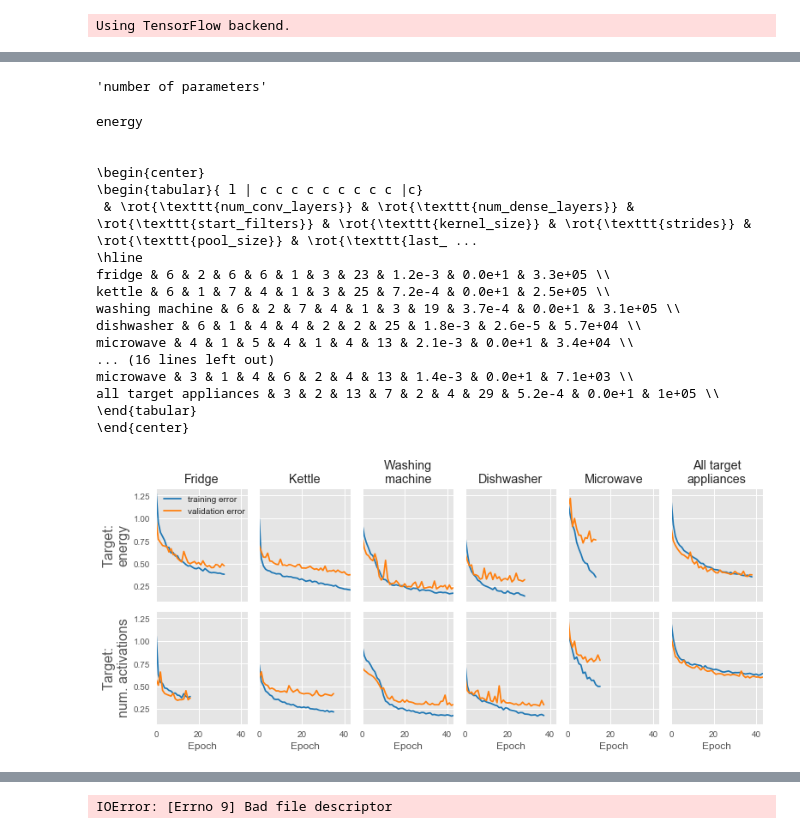
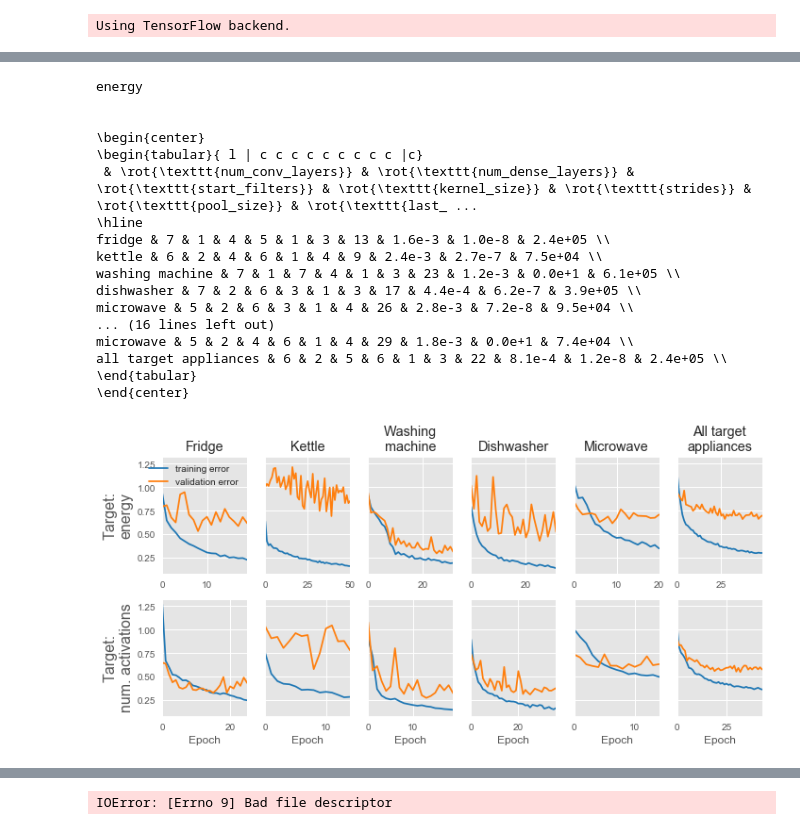
Before and after one commit to sipolac/thesis, a Jupyter notebook: py/build_models.ipynb, the cells around one changed output, grey strips where cells are left out. Drawn from its saved outputs; the diff is of its cells as text; code cells hidden in the pictures.

Commit message:
Finish 30th iterations of random search and update plots for paper

```diff
--- a/py/build_models.ipynb
+++ b/py/build_models.ipynb
@@ -237,16 +243,17 @@ for plot_idx, target_type in enumerate(['energy', 'activations']):
             'x': 'model',
             'y': 'val_loss',
             'kind': 'line',
-            'drawstyle': 'steps-pre',
+            'drawstyle': 'steps-post',
             'color': cm(color_idx[apps_color_idx]),
             'label': '{}'.format(app_names_to_plot_name(app_names))
         }
-        all_random_curves_one.plot(ax=ax, **plot_args)
+        ax = all_random_curves_one.plot(ax=ax, **plot_args)
         all_random_curves.append(all_random_curves_one)
 
     ax.set_title((target_type if target_type=='energy' else 'num. activations').capitalize(), size=13)
-    ax.set_ylabel('Best validation error')
-    ax.set_xlabel('Model run')
+    ax.set_ylabel('Best smoothed\nvalidation error (MSE)')
+    ax.set_xlabel('Random search iteration')
+    ax.set_xlim((-1, 31))
     if plot_idx == 0:
         try:
             ax.legend().set_visible(False)
@@ -267,7 +317,8 @@ total number of models: 60
 # %%
 # Create data to for LaTeX table describing architectures.
 
-modeling_group_name = 'main_old'
+# modeling_group_name = 'main_2017-07-28'
+modeling_group_name = 'main'
 
 app_names_list = [[a] for a in APP_NAMES] + [APP_NAMES]
 
@@ -323,12 +374,8 @@ activations
     ['dishwasher']
     ['microwave']
     ['fridge', 'kettle', 'washing machine', 'dishwasher', 'microwave']
-# %%
-num_params_name
-# %% [output]
-'number of parameters'
 # %%
-# Create LaTeX table with params.
+# Create LaTeX table with hyperparams.
 
 for target_type in TARGET_TYPES:
 
@@ -363,14 +410,14 @@ energy
 \begin{tabular}{ l | c c c c c c c c c |c}
  & \rot{\texttt{num_conv_layers}} & \rot{\texttt{num_dense_layers}} & \rot{\texttt{start_filters}} & \rot{\texttt{kernel_size}} & \rot{\texttt{strides}} & \rot{\texttt{pool_size}} & \rot{\texttt{last_ ...
 \hline
-fridge & 6 & 2 & 6 & 6 & 1 & 3 & 23 & 1.2e-3 & 0.0e+1 & 3.3e+05 \\
-kettle & 6 & 1 & 7 & 4 & 1 & 3 & 25 & 7.2e-4 & 0.0e+1 & 2.5e+05 \\
-washing machine & 6 & 2 & 7 & 4 & 1 & 3 & 19 & 3.7e-4 & 0.0e+1 & 3.1e+05 \\
-dishwasher & 6 & 1 & 4 & 4 & 2 & 2 & 25 & 1.8e-3 & 2.6e-5 & 5.7e+04 \\
-microwave & 4 & 1 & 5 & 4 & 1 & 4 & 13 & 2.1e-3 & 0.0e+1 & 3.4e+04 \\
+fridge & 7 & 1 & 4 & 5 & 1 & 3 & 13 & 1.6e-3 & 1.0e-8 & 2.4e+05 \\
+kettle & 6 & 2 & 4 & 6 & 1 & 4 & 9 & 2.4e-3 & 2.7e-7 & 7.5e+04 \\
+washing machine & 7 & 1 & 7 & 4 & 1 & 3 & 23 & 1.2e-3 & 0.0e+1 & 6.1e+05 \\
+dishwasher & 7 & 2 & 6 & 3 & 1 & 3 & 17 & 4.4e-4 & 6.2e-7 & 3.9e+05 \\
+microwave & 5 & 2 & 6 & 3 & 1 & 4 & 26 & 2.8e-3 & 7.2e-8 & 9.5e+04 \\
 ... (16 lines left out)
-microwave & 3 & 1 & 4 & 6 & 2 & 4 & 13 & 1.4e-3 & 0.0e+1 & 7.1e+03 \\
-all target appliances & 3 & 2 & 13 & 7 & 2 & 4 & 29 & 5.2e-4 & 0.0e+1 & 1e+05 \\
+microwave & 5 & 2 & 4 & 6 & 1 & 4 & 29 & 1.8e-3 & 0.0e+1 & 7.4e+04 \\
+all target appliances & 6 & 2 & 5 & 6 & 1 & 3 & 22 & 8.1e-4 & 1.2e-8 & 2.4e+05 \\
 \end{tabular}
 \end{center}
 # %%
@@ -384,7 +431,7 @@ modeling_group_name = 'main'
 
 app_names_list = [[a] for a in APP_NAMES] + [APP_NAMES]
 
-fig = plt.figure(figsize=(11,5))
+fig = plt.figure(figsize=(10,5))
 gs = matplotlib.gridspec.GridSpec(nrows=2, ncols=len(app_names_list))
 
 histories = []
@@ -400,7 +447,9 @@ for target_type in TARGET_TYPES:
         if plot_num==0:
             ax = fig.add_subplot(gs[plot_num])
         else:
-            ax = fig.add_subplot(gs[plot_num], sharey=ax, sharex=ax)
+            # ax = fig.add_subplot(gs[plot_num], sharey=ax, sharex=ax)
+            # ax = fig.add_subplot(gs[plot_num])
+            ax = fig.add_subplot(gs[plot_num], sharey=ax)
 
         history.rename(columns={'loss': 'training error', 'val_loss': 'validation error'}, inplace=True)
         try:
@@ -410,34 +459,34 @@ for target_type in TARGET_TYPES:
         history.plot(ax=ax, color=[cm(0), cm(1)])
 
         if target_type==TARGET_TYPES[0]:
             if app_names==APP_NAMES:
                 app_names_pretty = 'all target\nappliances'
             elif app_names==['washing machine']:
                 app_names_pretty = 'washing\nmachine'
             else:
                 app_names_pretty = app_names[0]
             ax.set_title('{}'.format(app_names_pretty).capitalize())
             ax.set_xlabel('')
         else:
             ax.set_xlabel('Epoch')
 
         if app_names==[APP_NAMES[0]]:
             ax.set_ylabel('Target:\nenergy' if target_type=='energy' else 'Target:\nnum. activations', size=16)
 
 
         if plot_num > 0:
             ax.get_legend().set_visible(False)
 
         plot_num += 1
 
 gs.tight_layout(fig)
 
 makedirs2(dir_run)
 plt.savefig(os.path.join(dir_run, 'error_curves.pdf' if modeling_group_name=='main' else 'error_curves_{}.pdf'.format(modeling_group_name)))
 
 plt.show()
 # %% [output]
-[figure, old version]
+[figure, new version]
 # %%
 # # Fix corruption of params.pkl for main - energy - fridge - model_16 (best performing model)
 
```
Also changed, not shown: parts of 33 cells of this notebook, 2 other files.
